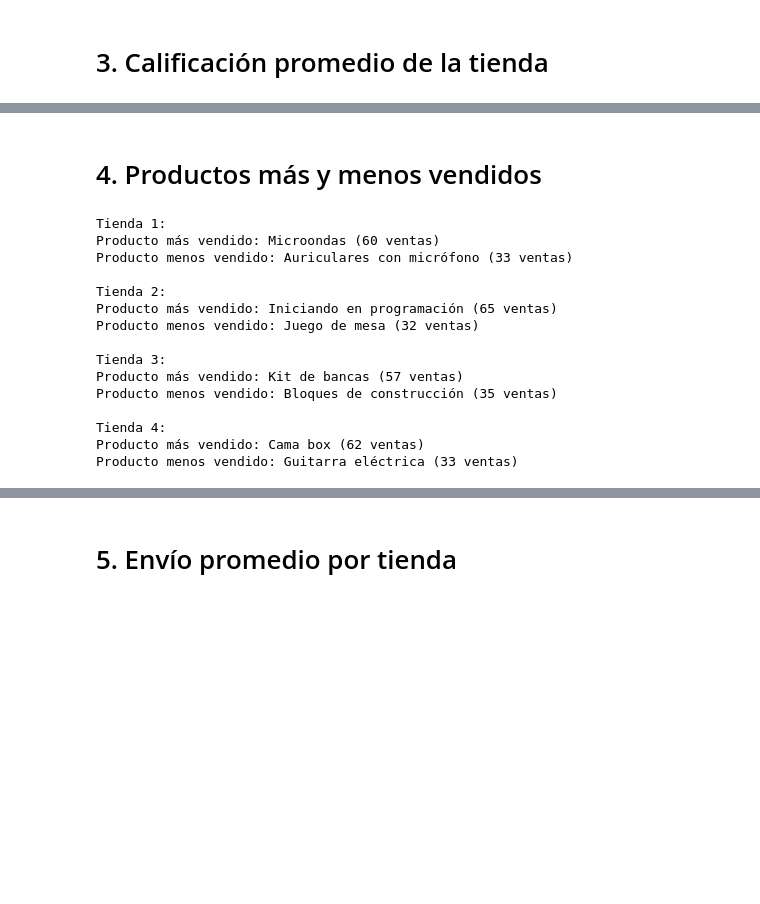
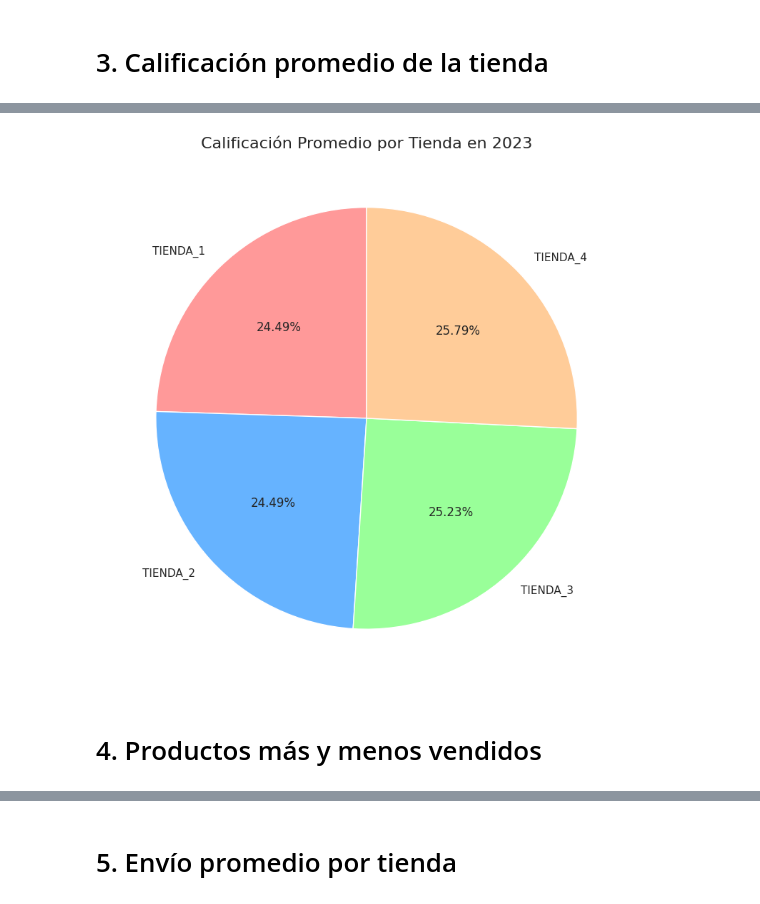
Before and after one commit to GabArg/ProyectoAluraLatam, a Jupyter notebook: AluraStoreLatam.ipynb, the cells around one changed output, grey strips where cells are left out. Cells and saved outputs as stored; diff of their text form; code cells hidden in the pictures; blank space fills up the shorter version.

```diff
--- a/AluraStoreLatam.ipynb
+++ b/AluraStoreLatam.ipynb
@@ -191,39 +331,24 @@ plt.show()
+# %%
+import matplotlib.pyplot as plt
+
+# Datos de calificación promedio
+tiendas = ['TIENDA_1', 'TIENDA_2', 'TIENDA_3', 'TIENDA_4']
+calificaciones = [3.96, 3.96, 4.08, 4.17]
+
+# Colores para el gráfico
+colores = ['#ff9999', '#66b3ff', '#99ff99', '#ffcc99']
+
+# Crear el gráfico circular
+plt.figure(figsize=(8, 8))
+plt.pie(calificaciones, labels=tiendas, autopct='%1.2f%%', startangle=90, colors=colores)
+
+# Agregar título
+plt.title('Calificación Promedio por Tienda en 2023', fontsize=16)
+
+# Mostrar el gráfico
+plt.tight_layout()
+plt.show()
+# %% [output]
+[figure, added]
 # %% [markdown]
 # 4. Productos más y menos vendidos
-# %%
-# Productos más y menos vendidos por tienda
-def productos_mas_y_menos_vendidos(df, nombre_tienda):
-    # Contar las ocurrencias de cada producto
-    productos_vendidos = df['Producto'].value_counts()
-    # Determinar el producto más vendido
-    producto_mas_vendido = productos_vendidos.idxmax()
-    cantidad_mas_vendida = productos_vendidos.max()
-    # Determinar el producto menos vendido
-    producto_menos_vendido = productos_vendidos.idxmin()
-    cantidad_menos_vendida = productos_vendidos.min()
-
-    print(f"\n{nombre_tienda}:")
-    print(f"Producto más vendido: {producto_mas_vendido} ({cantidad_mas_vendida} ventas)")
-    print(f"Producto menos vendido: {producto_menos_vendido} ({cantidad_menos_vendida} ventas)")
-
-# Aplicar a cada tienda
-productos_mas_y_menos_vendidos(tienda1, "Tienda 1")
-productos_mas_y_menos_vendidos(tienda2, "Tienda 2")
-productos_mas_y_menos_vendidos(tienda3, "Tienda 3")
-productos_mas_y_menos_vendidos(tienda4, "Tienda 4")
-# %% [output]
-Tienda 1:
-Producto más vendido: Microondas (60 ventas)
-Producto menos vendido: Auriculares con micrófono (33 ventas)
-
-Tienda 2:
-Producto más vendido: Iniciando en programación (65 ventas)
-Producto menos vendido: Juego de mesa (32 ventas)
-
-Tienda 3:
-Producto más vendido: Kit de bancas (57 ventas)
-Producto menos vendido: Bloques de construcción (35 ventas)
-
-Tienda 4:
-Producto más vendido: Cama box (62 ventas)
-Producto menos vendido: Guitarra eléctrica (33 ventas)
```
Also changed, not shown: parts of 21 cells of this notebook.
